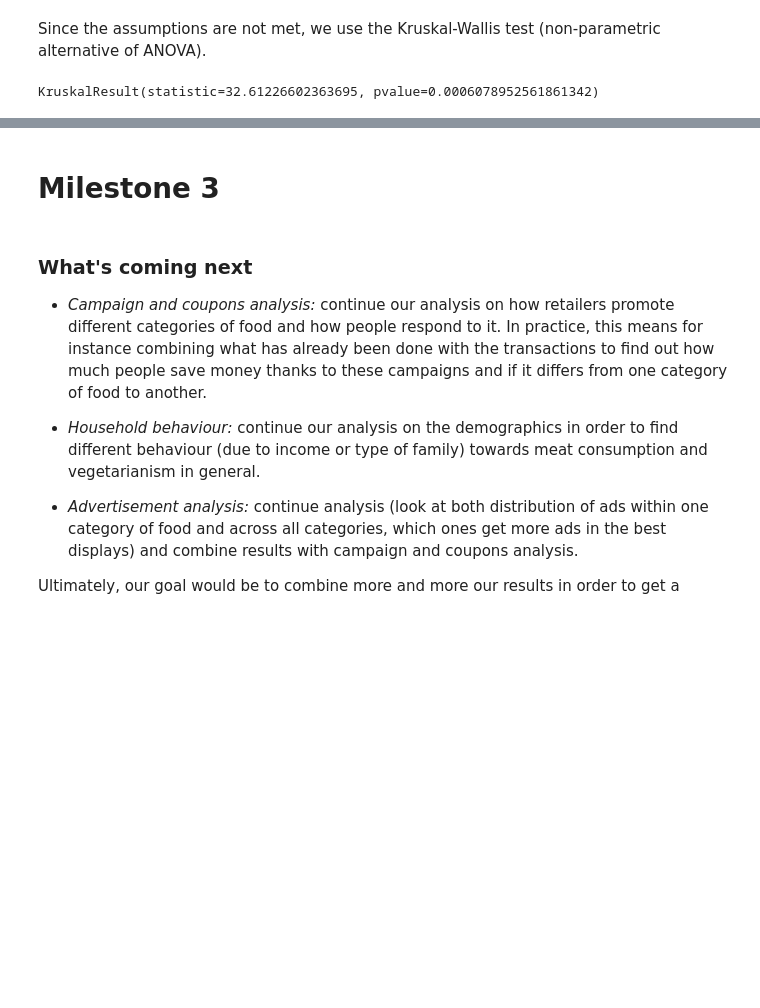
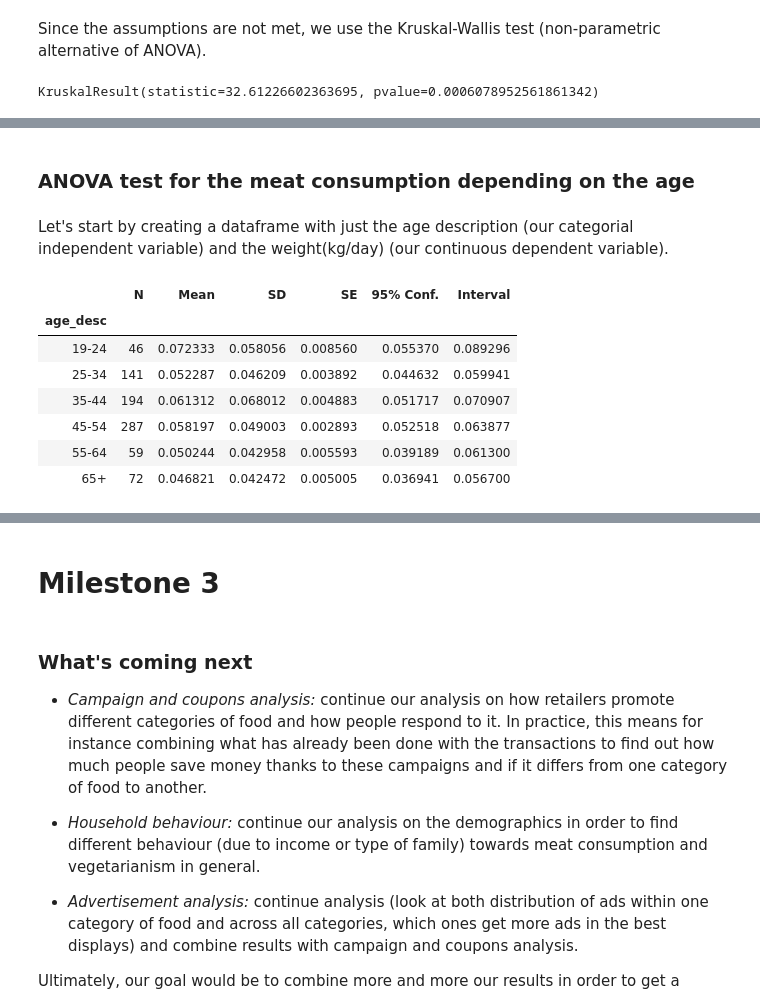
Before and after one commit to whateverforever/ada-2019-project, a Jupyter notebook: data_analysis.ipynb, the cells around one changed output, grey strips where cells are left out. Saved outputs shown, nothing was run; the diff lists cells and outputs as text; code cells hidden in the pictures; blank space fills up the shorter version.

Commit message:
ANOVA test given age desc, with explanations

```diff
--- a/data_analysis.ipynb
+++ b/data_analysis.ipynb
@@ -1779,0 +1833,18 @@ KruskalResult(statistic=32.61226602363695, pvalue=0.0006078952561861342)
+# %% [markdown]
+### ANOVA test for the meat consumption depending on the age
+# %% [markdown]
+Let's start by creating a dataframe with just the age description (our categorial independent variable) and the weight(kg/day) (our continuous dependent variable).
+# %%
+data_age = df_demo_w_meat[['age_desc', 'weight(kg/day)']]
+data_age = data_age.rename(columns = {'weight(kg/day)':'meat_weight'})
+# %%
+rp.summary_cont(data_age.groupby('age_desc')['meat_weight'])
+# %% [output]
+|  | N | Mean | SD | SE | 95% Conf. | Interval |
+| age_desc |  |  |  |  |  |  |
+| 19-24 | 46 | 0.072333 | 0.058056 | 0.008560 | 0.055370 | 0.089296 |
+| 25-34 | 141 | 0.052287 | 0.046209 | 0.003892 | 0.044632 | 0.059941 |
+| 35-44 | 194 | 0.061312 | 0.068012 | 0.004883 | 0.051717 | 0.070907 |
+| 45-54 | 287 | 0.058197 | 0.049003 | 0.002893 | 0.052518 | 0.063877 |
+| 55-64 | 59 | 0.050244 | 0.042958 | 0.005593 | 0.039189 | 0.061300 |
+| 65+ | 72 | 0.046821 | 0.042472 | 0.005005 | 0.036941 | 0.056700 |
```
Also changed, not shown: parts of 30 cells of this notebook.
